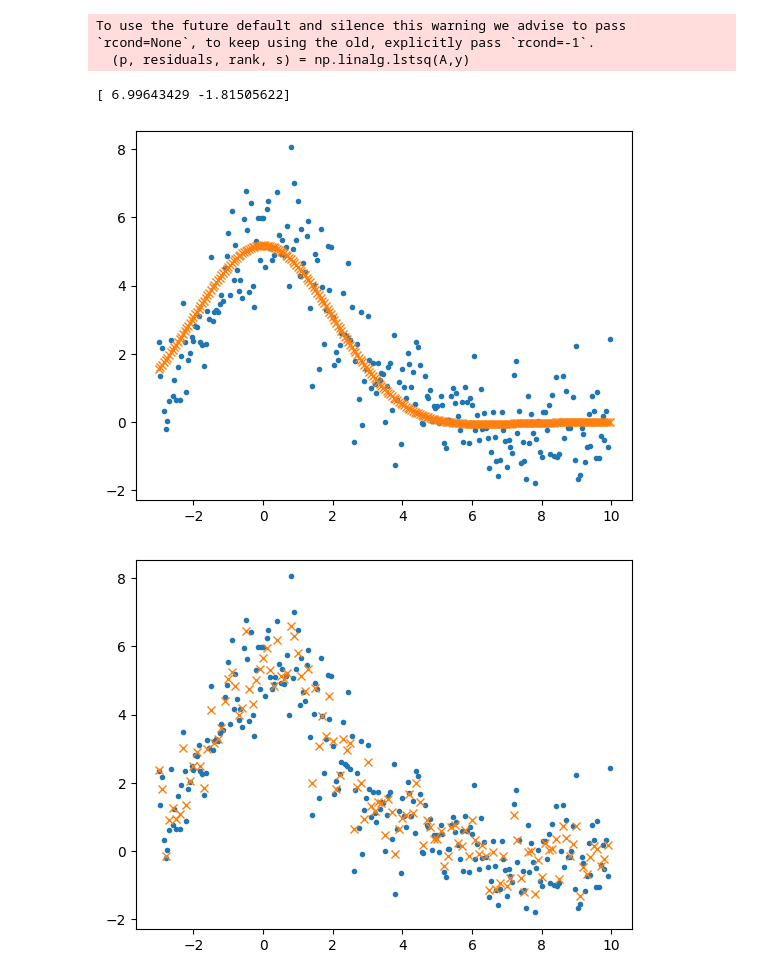
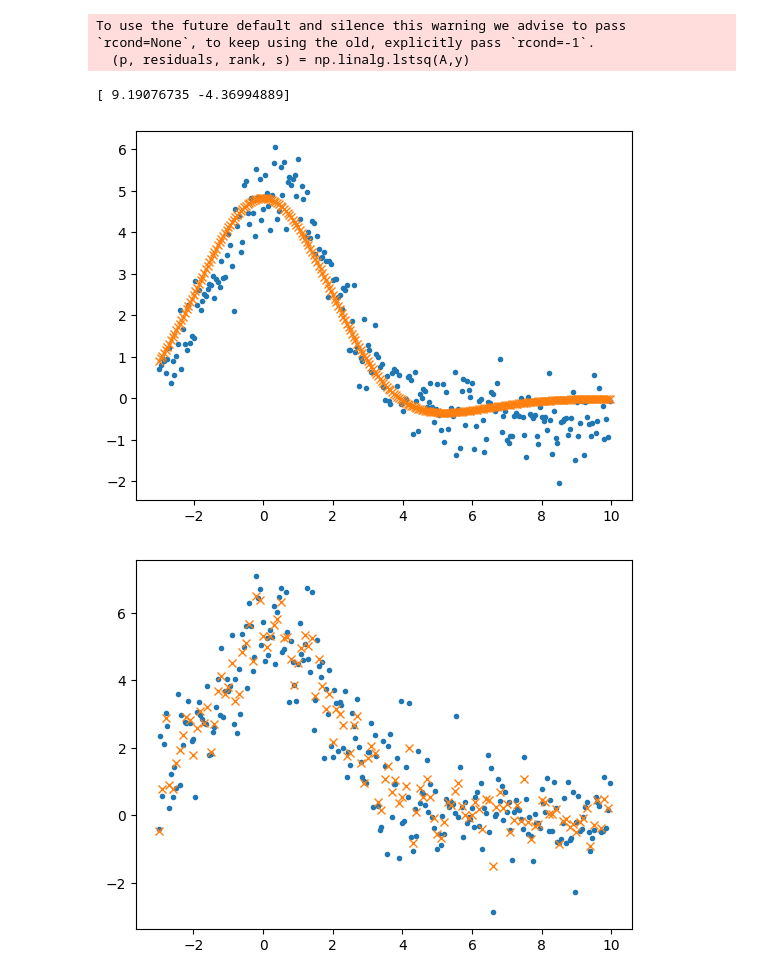
Before and after one commit to clionelove123/Machine_Learning, a Jupyter notebook: ML_Chap_05_Spline.ipynb, the cells around one changed output. Drawn from its saved outputs; the diff is of its cells as text; code cells hidden in the pictures.

```diff
--- a/ML_Chap_05_Spline.ipynb
+++ b/ML_Chap_05_Spline.ipynb
@@ -3,35 +3,35 @@
 # %%
 # Code from Chapter 5 of Machine Learning: An Algorithmic Perspective (2nd Edition)
 # by Stephen Marsland (http://stephenmonika.net)
 
 # You are free to use, change, or redistribute the code in any way you wish for
 # non-commercial purposes, but please maintain the name of the original author.
 # This code comes with no warranty of any kind.
 
 # Stephen Marsland, 2008, 2014
 
 import pylab as pl
 import numpy as np
 
 x = np.arange(-3,10,0.05)
-y = 2.5 * np.exp(-(x)**2/9) + 3.2 * np.exp(-(x-0.5)**2/4) + np.random.normal(0.0, 1.0, len(x))
+y = 2.5 * np.exp(-(x)**2/9) + 3.2 * np.exp(-(x-0.5)**2/4) + np.random.normal(-0.5, 0.5, len(x))
 nParam = 2
 A = np.zeros((len(x),nParam), float)
 A[:,0] = np.exp(-(x)**2/9)
 A[:,1] = np.exp(-(x*0.5)**2/4)
 (p, residuals, rank, s) = np.linalg.lstsq(A,y)
 
 print(p)
 pl.ion()
 pl.plot(x,y,'.')
 pl.plot(x,p[0]*A[:,0]+p[1]*A[:,1],'x')
 
 pl.show()
 # %% [output]
 To use the future default and silence this warning we advise to pass `rcond=None`, to keep using the old, explicitly pass `rcond=-1`.
   (p, residuals, rank, s) = np.linalg.lstsq(A,y)
-[ 6.99643429 -1.81505622]
+[ 9.19076735 -4.36994889]
-[figure, old version]
+[figure, new version]
 # %%
 import scipy.signal as sig
 
@@ -46,7 +46,7 @@ pl.plot(xbar,ybar,'x')
 
 pl.show()
 # %% [output]
-[figure, old version]
+[figure, new version]
 # %%
 spline=sig.cspline1d(y,100000)
 
```
Also changed, not shown: parts of 1 cell of this notebook.
